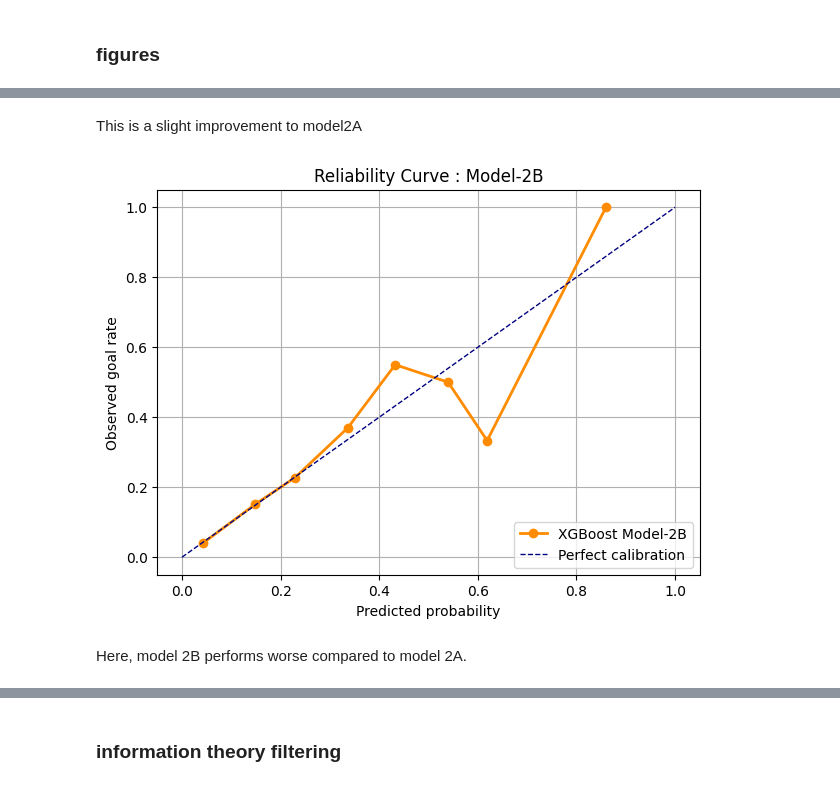
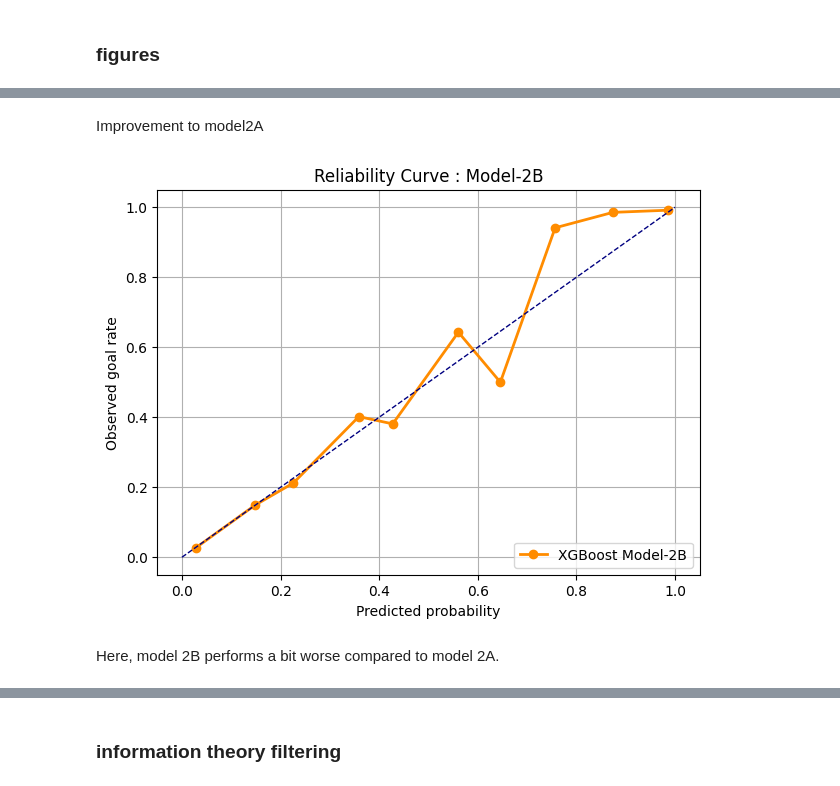
Before and after one commit to AbdelhamidRouatbi/data-science-code, a Jupyter notebook: notebooks/milestone2/step4_xgboost.ipynb, the cells around one changed output, grey strips where cells are left out. Cells and saved outputs as stored; diff of their text form; code cells hidden in the pictures.

Commit message:
models

```diff
--- a/notebooks/milestone2/step4_xgboost.ipynb
+++ b/notebooks/milestone2/step4_xgboost.ipynb
@@ -345,11 +371,11 @@ base_params = {
     "seed": 42
 }
 # %%
-max_depth_grid        = [5]
+max_depth_grid        = [4,5,6]
 learning_rate_grid    = [0.05, 0.075, 0.1]
 min_child_weight_grid = [1, 5]
-subsample_grid        = [0.9, 1.0]
-colsample_bytree_grid = [0.8, 0.9]
+subsample_grid        = [0.8, 0.9, 1.0]
+colsample_bytree_grid = [0.8, 0.9, 1.0]
 # %%
 results = []
 
@@ -676,6 +682,6 @@ XGBoost classification is not very sensitive to outliers so for now we kept the
 # %%
-X = df_train_filter[all_features]
-Y = df_train_filter[["is_goal"]]
+X = df_train[all_features]
+Y = df_train[["is_goal"]]
 # %%
 X_train, X_val, y_train, y_val = train_test_split(
     X,
@@ -687,7 +693,7 @@ X_train, X_val, y_train, y_val = train_test_split(
 dtrain = xgb.DMatrix(X_train, label=y_train, enable_categorical=True)
 dval = xgb.DMatrix(X_val, label=y_val, enable_categorical=True)
 # %%
-max_depth_grid        = [5]
+max_depth_grid        = [5, 6]
 learning_rate_grid    = [0.05, 0.075, 0.1]
 min_child_weight_grid = [1, 5]
 subsample_grid        = [0.9, 1.0]
@@ -797,7 +796,7 @@ evals_result_2B = {}
 model2B = xgb.train(
     params=best_params,
     dtrain=dtrain,
-    num_boost_round=best_num_boost_round,
+    num_boost_round=best_num_boost_round+20,
     evals=evallist,
     evals_result=evals_result_2B,
     verbose_eval=False
@@ -962,25 +961,25 @@ plt.show()
 # %% [markdown]
-This is a slight improvement to model2A
+Improvement to model2A
 # %%
 # compute
 prob_true, prob_pred = calibration_curve(y_val, y_pred, n_bins=10)
 #plot
 plt.figure(figsize=(7, 5))
 plt.plot(prob_pred, prob_true, marker='o', color='darkorange', lw=2, label='XGBoost Model-2B')
-plt.plot([0, 1], [0, 1], color='navy', lw=1, linestyle='--', label='Perfect calibration')
+plt.plot([0, 1], [0, 1], color='navy', lw=1, linestyle='--', label='')
 plt.xlabel("Predicted probability")
 plt.ylabel("Observed goal rate")
 plt.title("Reliability Curve : Model-2B")
 plt.legend(loc='lower right')
 plt.grid(True)
 # save
 plt.savefig(path_figures + "calibration_model2B.png", dpi=300)
 
 plt.show()
 # %% [output]
-[figure, old version]
+[figure, new version]
 # %% [markdown]
-Here, model 2B performs worse compared to model 2A.
+Here, model 2B performs a bit worse compared to model 2A.
 # %%
 wandb.finish()
 # %% [output]
```
Also changed, not shown: parts of 82 cells of this notebook, 23 other files.
